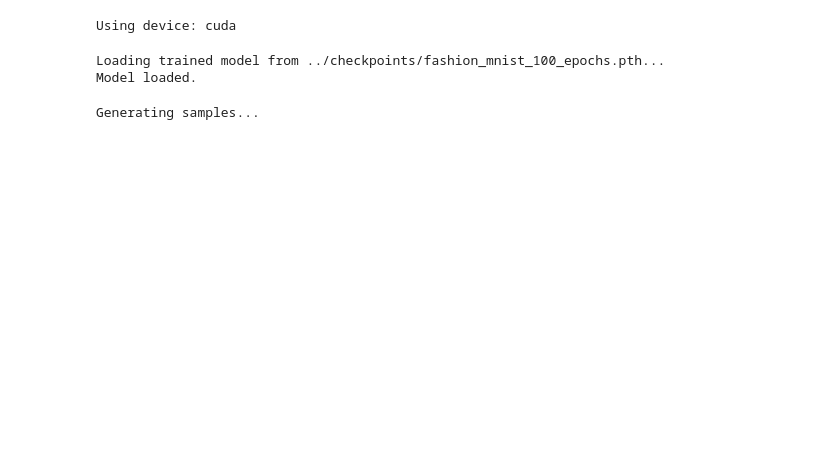
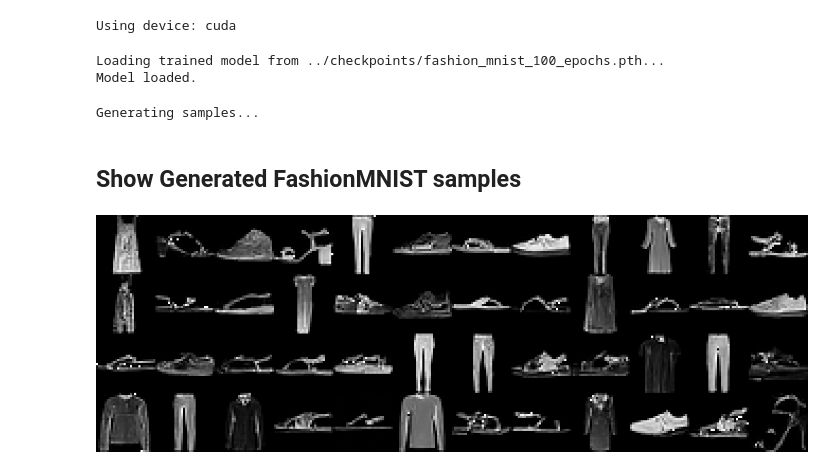
Before and after one commit to LarsDu/DiffuMon, a Jupyter notebook: notebooks/diffumon_sampling.ipynb, the cells around one changed output. Saved outputs shown, nothing was run; the diff lists cells and outputs as text; code cells hidden in the pictures; blank space fills up the shorter version.

```diff
--- a/notebooks/diffumon_sampling.ipynb
+++ b/notebooks/diffumon_sampling.ipynb
@@ -23,43 +26,37 @@ checkpoint_path = "../checkpoints/fashion_mnist_100_epochs.pth"
 device = get_device()
 # %% [output]
 Using device: cuda
-# %%
-# Load the trained model
-print(f"Loading trained model from {checkpoint_path}...")
-with open(checkpoint_path, "rb") as f:
-    checkpoint = torch.load(f)
-    img_dim = checkpoint.get("img_dim", (1, 28, 28))  # FIXME: unhardcode later
-    num_channels = img_dim[0]
-    chw_dim = img_dim[1:]
-
-noise_schedule = pickle.loads(checkpoint["noise_schedule"])
-
-model = Unet(
-    dim=chw_dim[1],
-    num_channels=num_channels,
-)
-model.load_state_dict(checkpoint["model_state_dict"])
-model.to(device)
-noise_schedule.to(device)
-print("Model loaded.")
-# %% [output]
-Loading trained model from ../checkpoints/fashion_mnist_100_epochs.pth...
-Model loaded.
+# %%
+model, noise_schedule, chw_dims = load_unet_checkpoint(
+    checkpoint_path, device=device
+)
+# %% [output]
+Loading trained model from ../checkpoints/fashion_mnist_100_epochs.pth...
+Model loaded.
 # %%
 # Generate samples
 print("Generating samples...")
 samples: list[PILImage] = p_sampler_to_images(
     model=model,
     ns=noise_schedule,
-    num_samples=num_samples,
-    dims=img_dim,
+    num_samples=48,
+    chw_dims=chw_dims,
     seed=2048,
     output_dir=None,
     device=device,
 )
 # %% [output]
 Generating samples...
+# %% [markdown]
+## Show Generated FashionMNIST samples
 # %%
-combined = combine_images(samples, rows=4, cols=8)
+combined = combine_images(samples, rows=4, cols=len(samples) // 4)
 
+scale = 3
+combined = combined.resize(
+    (combined.width * scale, combined.height * scale), resample=PIL.Image.BOX
+)
 # Plot the combined image and display
+display(combined)
+# %% [output]
+[figure, added]
```
Also changed, not shown: parts of 3 cells of this notebook, 1 other file.
